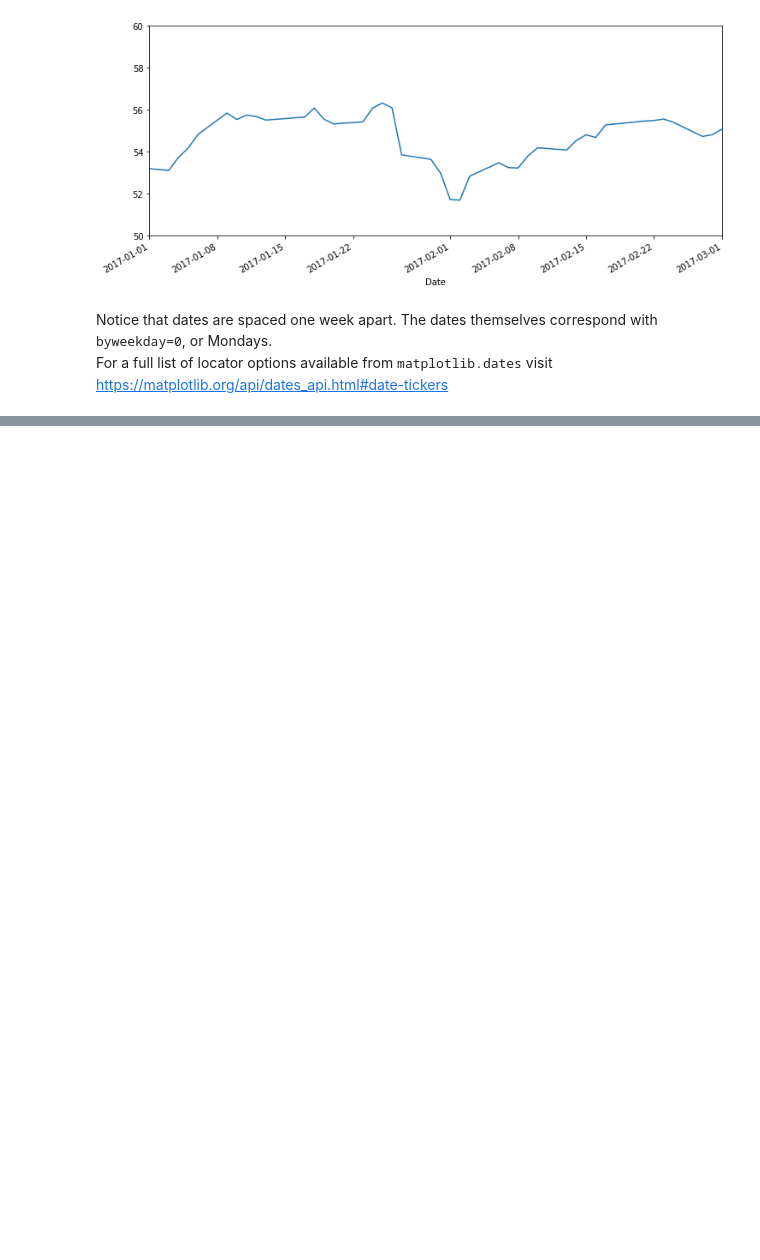
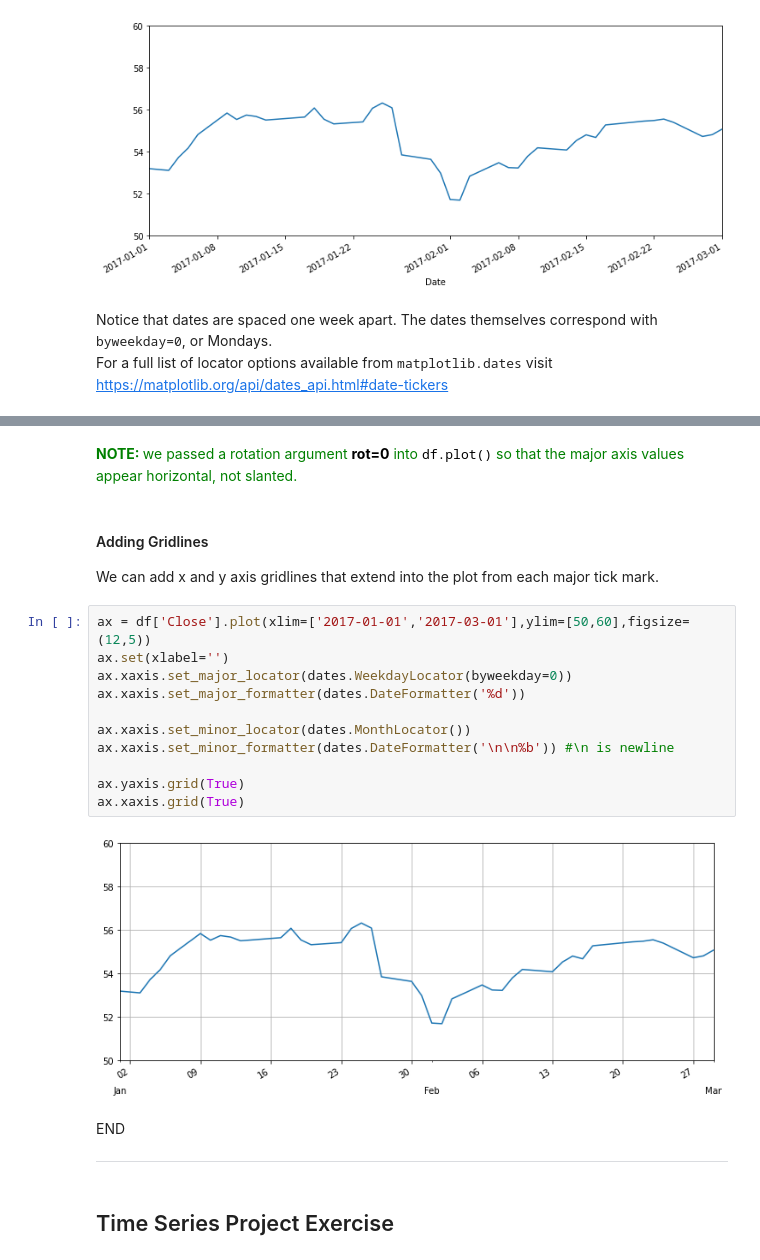
Before and after one commit to StevTobs/TimeSeries_Python, a Jupyter notebook: Time_Series_with_Pandas.ipynb, the cells around one changed output, grey strips where cells are left out. Drawn from its saved outputs; the diff is of its cells as text; blank space fills up the shorter version.

```diff
--- a/Time_Series_with_Pandas.ipynb
+++ b/Time_Series_with_Pandas.ipynb
@@ -672,0 +721,28 @@ ax.set(xlabel = '')
+# %% [markdown]
+<font color=green><strong>NOTE: </strong>we passed a rotation argument <font color=black><strong>rot=0</strong></font> into <tt><font color=black>df.plot()</font></tt> so that the major axis values appear horizontal, not slanted.
+# %% [markdown]
+#### Adding Gridlines
+We can add x and y axis gridlines that extend into the plot from each major tick mark.
+# %%
+ax = df['Close'].plot(xlim=['2017-01-01','2017-03-01'],ylim=[50,60],figsize=(12,5))
+ax.set(xlabel='')
+ax.xaxis.set_major_locator(dates.WeekdayLocator(byweekday=0))
+ax.xaxis.set_major_formatter(dates.DateFormatter('%d'))
+
+ax.xaxis.set_minor_locator(dates.MonthLocator())
+ax.xaxis.set_minor_formatter(dates.DateFormatter('\n\n%b')) #\n is newline
+
+ax.yaxis.grid(True)
+ax.xaxis.grid(True)
+# %% [output]
+[figure, added]
+# %% [markdown]
+
+END
+
+
+
+
+---
+# %% [markdown]
+## Time Series Project Exercise <a class="anchor" id="TimeSeriesProjectExercise"></a>
```
Also changed, not shown: parts of 16 cells of this notebook.
